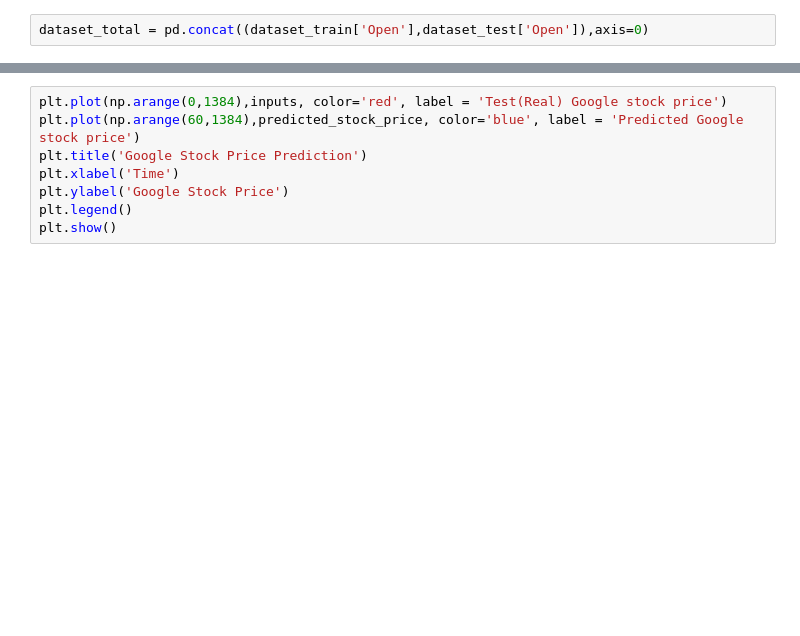
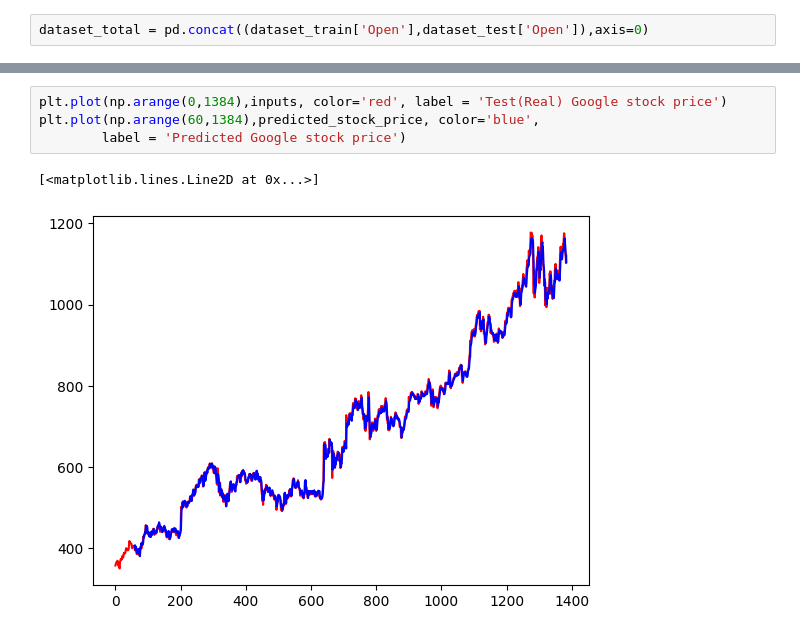
Before and after one commit to Sridharanjaisankar/rnn-stock-price-prediction, a Jupyter notebook: Ex05_StockPricePrediction.ipynb, the cells around one changed output, grey strips where cells are left out. Cells and saved outputs as stored; diff of their text form; blank space fills up the shorter version.

```diff
--- a/Ex05_StockPricePrediction.ipynb
+++ b/Ex05_StockPricePrediction.ipynb
@@ -74,8 +144,7 @@ predicted_stock_price = sc.inverse_transform(predicted_stock_price_scaled)
 # %%
 plt.plot(np.arange(0,1384),inputs, color='red', label = 'Test(Real) Google stock price')
-plt.plot(np.arange(60,1384),predicted_stock_price, color='blue', label = 'Predicted Google stock price')
-plt.title('Google Stock Price Prediction')
-plt.xlabel('Time')
-plt.ylabel('Google Stock Price')
-plt.legend()
-plt.show()
+plt.plot(np.arange(60,1384),predicted_stock_price, color='blue',
+		label = 'Predicted Google stock price')
+# %% [output]
+[<matplotlib.lines.Line2D at 0x...>]
+[figure, added]
```
Also changed, not shown: parts of 22 cells of this notebook.
